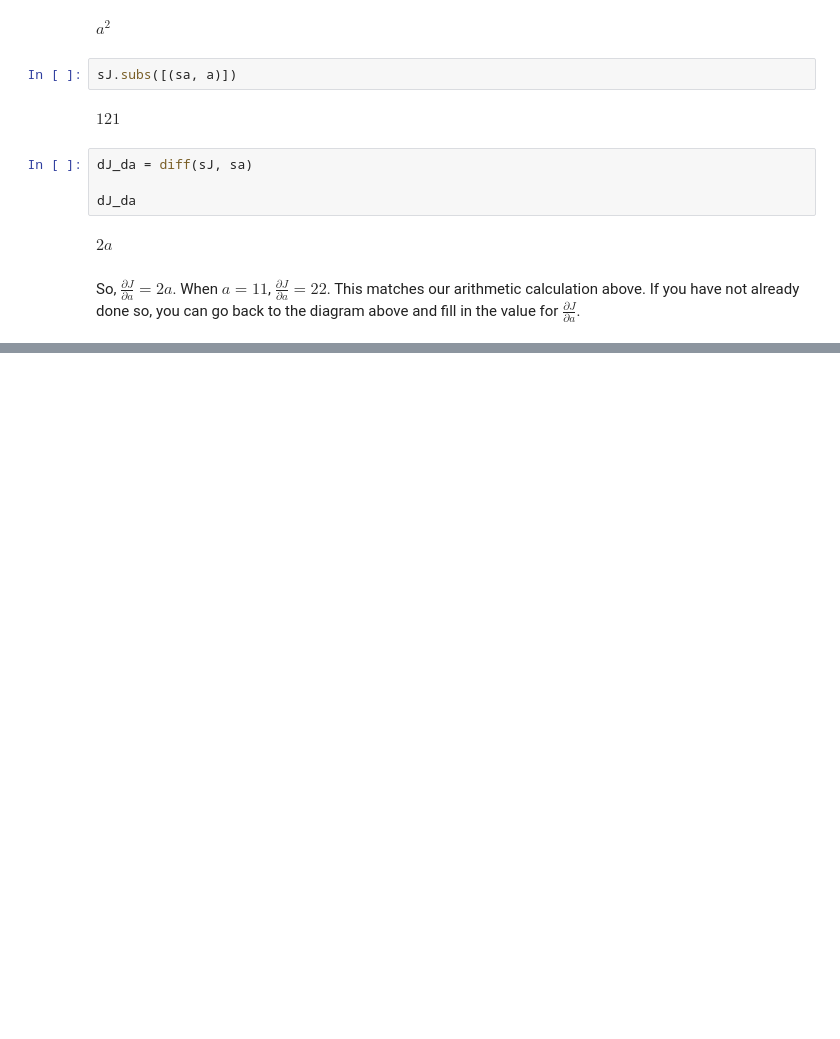
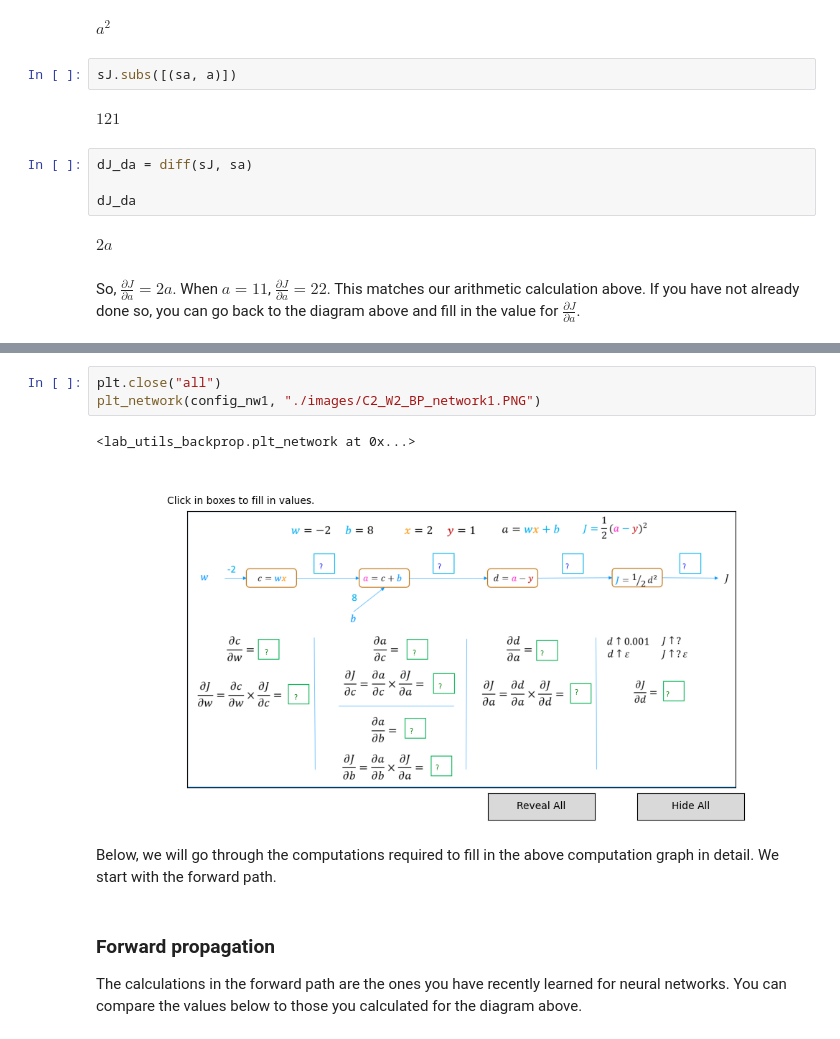
Before and after one commit to OoFa99/Machine-Learning-Specialization, a Jupyter notebook: C2_Advanced Learning Algorithms/Week2/C2_W2_Backprop.ipynb, the cells around one changed output, grey strips where cells are left out. Cells and saved outputs as stored; diff of their text form; blank space fills up the shorter version.

```diff
--- a/C2_Advanced Learning Algorithms/Week2/C2_W2_Backprop.ipynb
+++ b/C2_Advanced Learning Algorithms/Week2/C2_W2_Backprop.ipynb
@@ -88,0 +155,11 @@ If you have not already done so, you can go back to the diagram above and fill i
+# %%
+plt.close("all")
+plt_network(config_nw1, "./images/C2_W2_BP_network1.PNG")
+# %% [output]
+<lab_utils_backprop.plt_network at 0x...>
+[figure, added]
+# %% [markdown]
+Below, we will go through the computations required to fill in the above computation graph in detail. We start with the forward path.
+# %% [markdown]
+### Forward propagation
+The calculations in the forward path are the ones you have recently learned for neural networks. You can compare the values below to those you calculated for the diagram above.
```
Also changed, not shown: parts of 25 cells of this notebook.
